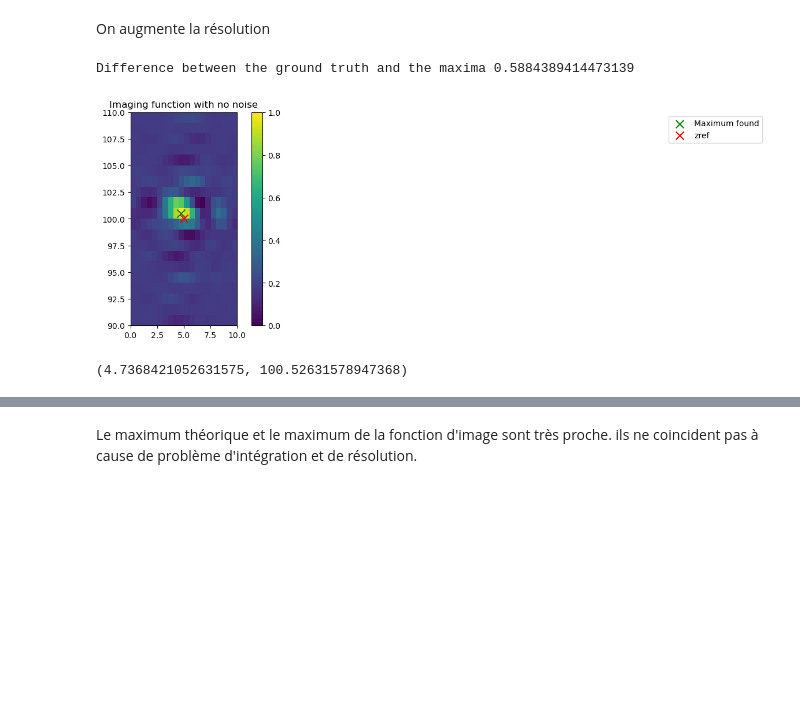
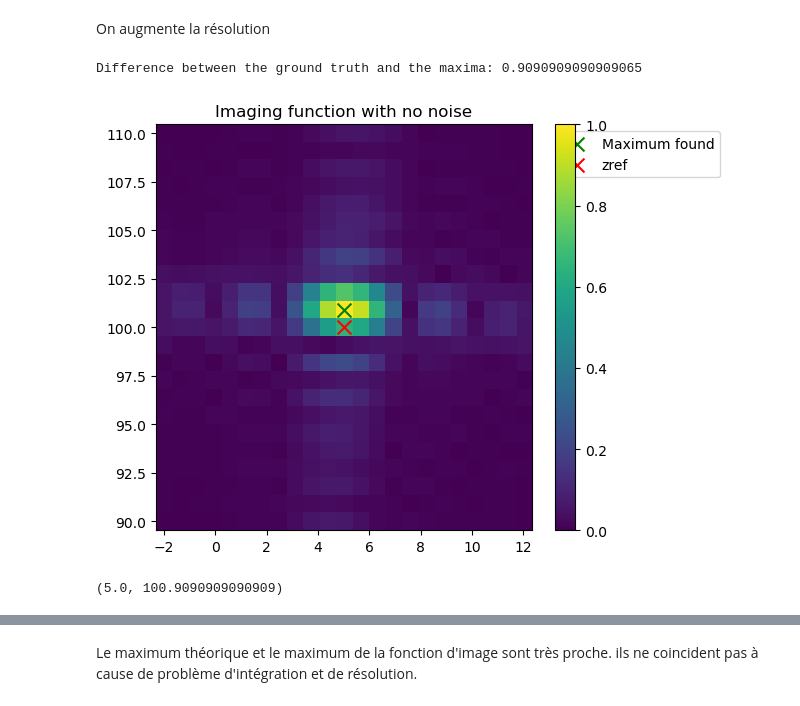
Before and after one commit to gardiens/Inverse_Problem, a Jupyter notebook: clean_versiontorun.ipynb, the cells around one changed output, grey strips where cells are left out. Saved outputs shown, nothing was run; the diff lists cells and outputs as text; code cells hidden in the pictures; blank space fills up the shorter version.

```diff
--- a/clean_versiontorun.ipynb
+++ b/clean_versiontorun.ipynb
@@ -123,7 +122,7 @@ class Imagingfun:
                 second_term = self.second_term[n, k]
                 Somme_n += first_term * second_term * self.dw
             Somme += Somme_n
-        return np.real(Somme)
+        return np.abs(Somme)
 
 
 I_fun = Imagingfun(xn=xn, rho_ref=rho_ref, f0=f0, f1=f1, zref=zref, fband=fband)
@@ -135,11 +134,13 @@ I_fun(zref)
 # Cas 1 : Pas de bruit
 On va plot l'imaging fonction
 # %%
-l_inf_x = 0
-l_sup_x = 10
+l_inf_x=-2
+l_sup_x=12
 
-l_inf_y = 90
-l_sup_y = 110
+l_inf_y=90
+l_sup_y=110
+
+
 res = 10
 x = np.meshgrid(np.linspace(l_inf_x, l_sup_x, res), np.linspace(l_inf_y, l_sup_y, res))
 # %%
@@ -205,12 +207,11 @@ Difference between the ground truth and the maxima 0.0
 # %% [markdown]
 On augmente la résolution
 # %%
-res = 20
+res = 23
 x = np.meshgrid(np.linspace(l_inf_x, l_sup_x, res), np.linspace(l_inf_y, l_sup_y, res))
-I_grid = compute_grid(l_inf_x, l_sup_x, l_inf_y, l_sup_y, res, zref, I_fun)
-max_I_coords = compute_maxIcoords(I_grid, zref)
-plot_result(I_grid, zref, max_I_coords)
+I_grid,max_I_coords = compute_grid(l_inf_x, l_sup_x, l_inf_y, l_sup_y, res, zref, I_fun)
+plot_result(I_grid, zref, max_I_coords,l_inf_x=l_inf_x,l_sup_x=l_sup_x,l_inf_y=l_inf_y,l_sup_y=l_sup_y)
 # %% [output]
-Difference between the ground truth and the maxima 0.5884389414473139
+Difference between the ground truth and the maxima: 0.9090909090909065
-[figure, old version]
+[figure, new version]
-(4.7368421052631575, 100.52631578947368)
+(5.0, 100.9090909090909)
```
Also changed, not shown: parts of 16 cells of this notebook, 1 other file.
